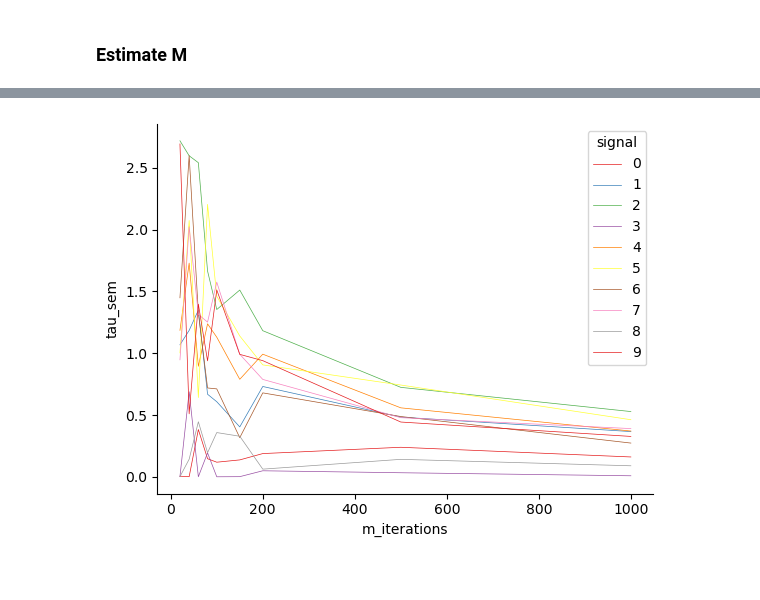
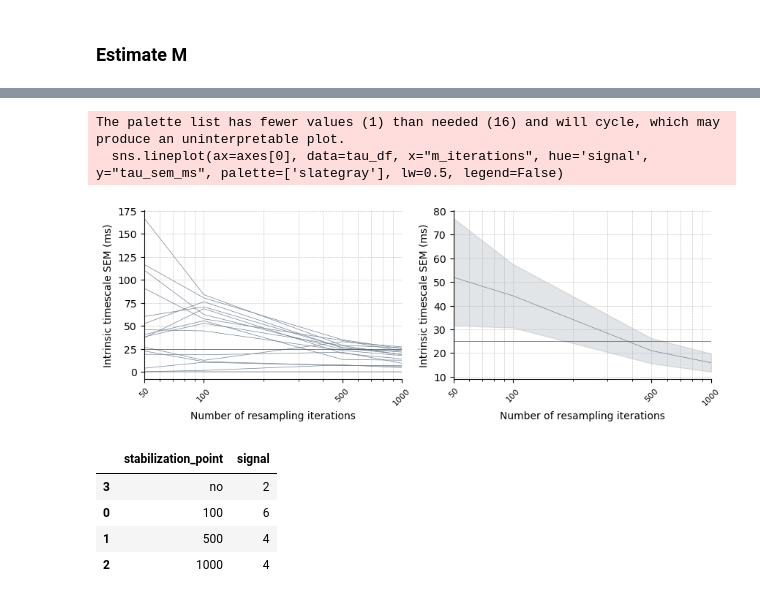
Before and after one commit to iinnpp/isttc, a Jupyter notebook: notebooks/mice/resampling_params_estimate.ipynb, the cells around one changed output, grey strips where cells are left out. Saved outputs shown, nothing was run; the diff lists cells and outputs as text; code cells hidden in the pictures.

Commit message:
plots for suppl, resampling procedure

```diff
--- a/notebooks/mice/resampling_params_estimate.ipynb
+++ b/notebooks/mice/resampling_params_estimate.ipynb
@@ -104,3 +132,5 @@ sys.stdout = old_stdout
 # %%
+with open(dataset_folder + f'resampling//signal_tau_dict_20_signals.pkl', "rb") as f:
+    signal_tau_dict = pickle.load(f)
 signal_tau_dict.keys()
 # %% [output]
@@ -130,32 +160,23 @@ tau_df = pd.DataFrame({
     "tau_nanmean": tau_nanmean_l,
     'tau_sem': sem_tau_l
 })
+tau_df['tau_sem_ms'] = tau_df['tau_sem'] * 50
 
 # Check the stabilization of SE
-threshold = 0.05  # 5% threshold for stabilization
+threshold = 25 # ms
 stabilization_list = []
 
 for signal in tau_df["signal"].unique():
-    # Filter data for the current signal and sort by m_iterations
     signal_data = tau_df.query('signal == @signal').sort_values(by='m_iterations')
-
-    # Extract SEM values and corresponding m_iterations
-    sem_tau_values = signal_data['tau_sem'].values
+    sem_tau_values = signal_data['tau_sem_ms'].values
     m_iterations_values = signal_data['m_iterations'].values
 
-    # Find stabilization point
     stabilization_point = np.nan  # Default to NaN if no stabilization is found
     for i in range(1, len(sem_tau_values)):
-        change = abs(sem_tau_values[i] - sem_tau_values[i-1])
-        if change < threshold:
+        if sem_tau_values[i] <= threshold:
             stabilization_point = m_iterations_values[i]
-            break  # Stop checking after finding the first stabilization point
-
+            break
     stabilization_list.append({"signal": signal, "stabilization_point": stabilization_point})
 
 # Create stabilization_df
 stabilization_df = pd.DataFrame(stabilization_list)
-
-# Display the final DataFrames
-print(tau_df.head())         # First few rows of tau_df
-print(stabilization_df.head())  # First few rows of stabilization_df
@@ -205,6 +183,30 @@ tau_df
 # %%
-sns.lineplot(data=tau_df, x="m_iterations", y="tau_sem", hue="signal", palette="Set1", lw=0.5)
+# m_iterations_x_axes = [20, 40, 60, 80, 100, 150, 200, 500, 1000]
+# 2nd plot 95% CI
+m_iterations_x_axes = [50, 100, 500, 1000]
+
+fig, axes = plt.subplots(1,2,figsize=(10,3))
+
+sns.lineplot(ax=axes[0], data=tau_df, x="m_iterations", hue='signal', y="tau_sem_ms", palette=['slategray'], lw=0.5, legend=False)
+
+sns.lineplot(ax=axes[1], data=tau_df, x="m_iterations", y="tau_sem_ms", color='slategray', lw=0.5, legend=False)
+
+for ax in axes.flat:
+    ax.grid(True, which="both", linestyle="--", linewidth=0.5, alpha=0.7)
+    ax.set_xscale('log')
+    ax.set_xticks(m_iterations_x_axes)
+    ax.set_xticklabels(m_iterations_x_axes, rotation=45, fontsize=8)
+    ax.set_xlim([50, 1000])
+    ax.set_xlabel('Number of resampling iterations')
+    ax.set_ylabel('Intrinsic timescale SEM (ms)')
+    ax.axhline(y=25, lw=0.5, color='red')
 
 sns.despine()
+
+if save_fig:
+    plt.savefig(fig_folder + 'n_iterations_vs_sem.png' , bbox_inches='tight', dpi=300)
+    plt.savefig(fig_folder + 'n_iterations_vs_sem.svg' , bbox_inches='tight')
 # %% [output]
+The palette list has fewer values (1) than needed (16) and will cycle, which may produce an uninterpretable plot.
+  sns.lineplot(ax=axes[0], data=tau_df, x="m_iterations", hue='signal', y="tau_sem_ms", palette=['slategray'], lw=0.5, legend=False)
-[figure, old version]
+[figure, new version]
@@ -210,0 +224,13 @@ sns.despine()
+# %%
+stab_point_count_df = stabilization_df.groupby(by='stabilization_point', dropna=False, as_index=False).count()
+stab_point_count_df['stabilization_point'] = stab_point_count_df['stabilization_point'].fillna('no')
+stab_point_count_df['stabilization_point'] = pd.Categorical(stab_point_count_df['stabilization_point'],
+                                                            categories=['no', 50, 100, 500, 1000], ordered=True)
+stab_point_count_df_sorted = stab_point_count_df.sort_values(by='stabilization_point')
+stab_point_count_df_sorted
+# %% [output]
+|  | stabilization_point | signal |
+| 3 | no | 2 |
+| 0 | 100 | 6 |
+| 1 | 500 | 4 |
+| 2 | 1000 | 4 |
```
Also changed, not shown: parts of 17 cells of this notebook, 1 other file.
